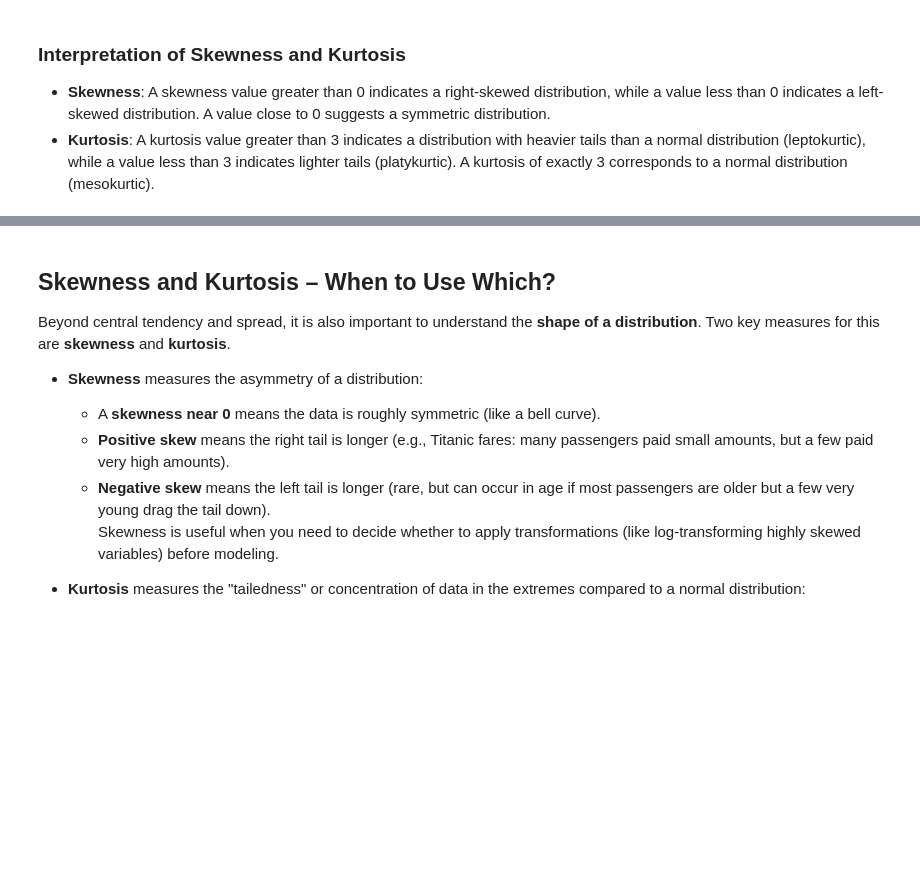
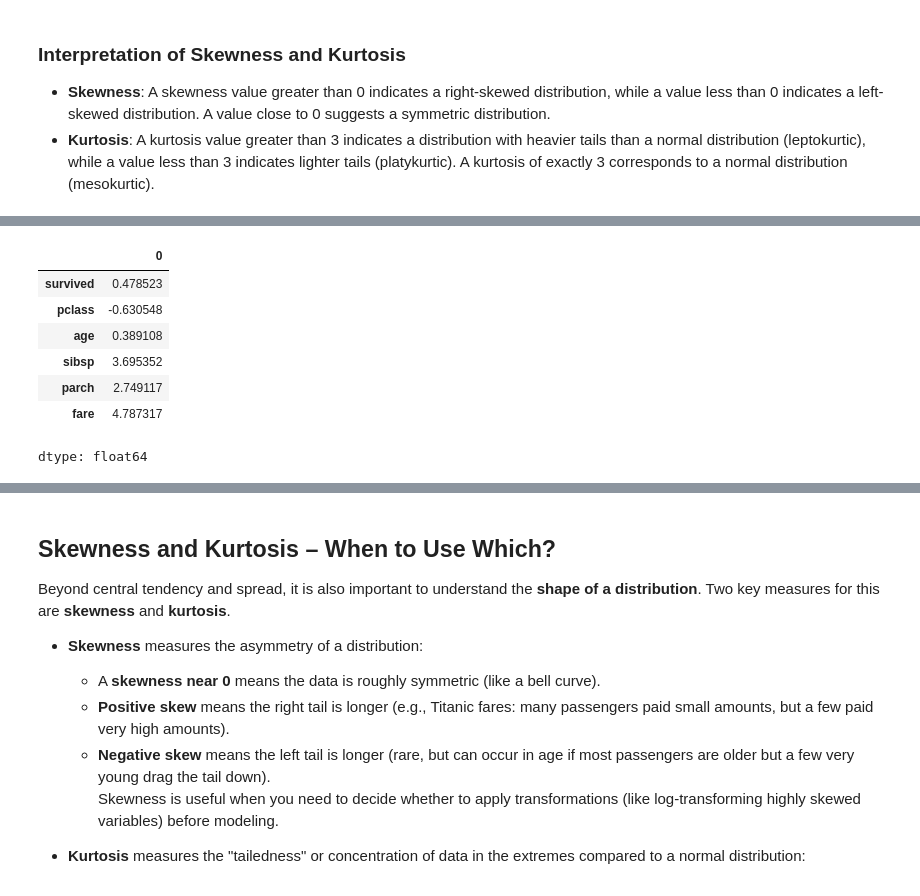
Before and after one commit to ValRCS/RTU_Data_Analysis_Visualization_CPD, a Jupyter notebook: notebooks/day3_exploratory_data_analysis.ipynb, the cells around one changed output, grey strips where cells are left out. Drawn from its saved outputs; the diff is of its cells as text; code cells hidden in the pictures; blank space fills up the shorter version.

```diff
--- a/notebooks/day3_exploratory_data_analysis.ipynb
+++ b/notebooks/day3_exploratory_data_analysis.ipynb
@@ -242,0 +269,12 @@ Fare kurtosis: 33.39814088089868
+# %%
+# now we can measure all numeric columns at once for skew
+numeric_columns.skew()
+# %% [output]
+|  | 0 |
+| survived | 0.478523 |
+| pclass | -0.630548 |
+| age | 0.389108 |
+| sibsp | 3.695352 |
+| parch | 2.749117 |
+| fare | 4.787317 |
+dtype: float64
```
Also changed, not shown: parts of 11 cells of this notebook.
